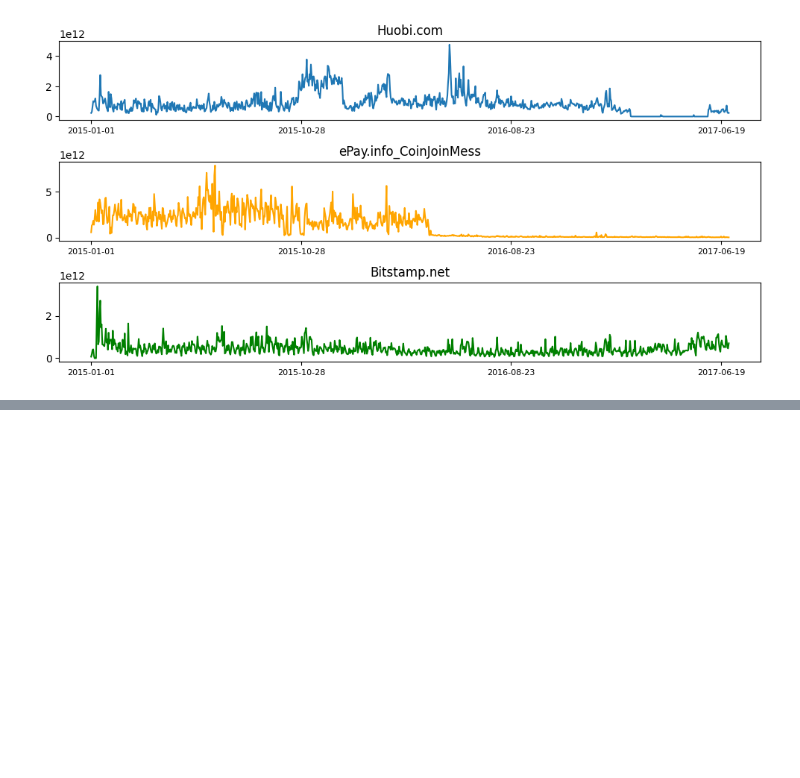
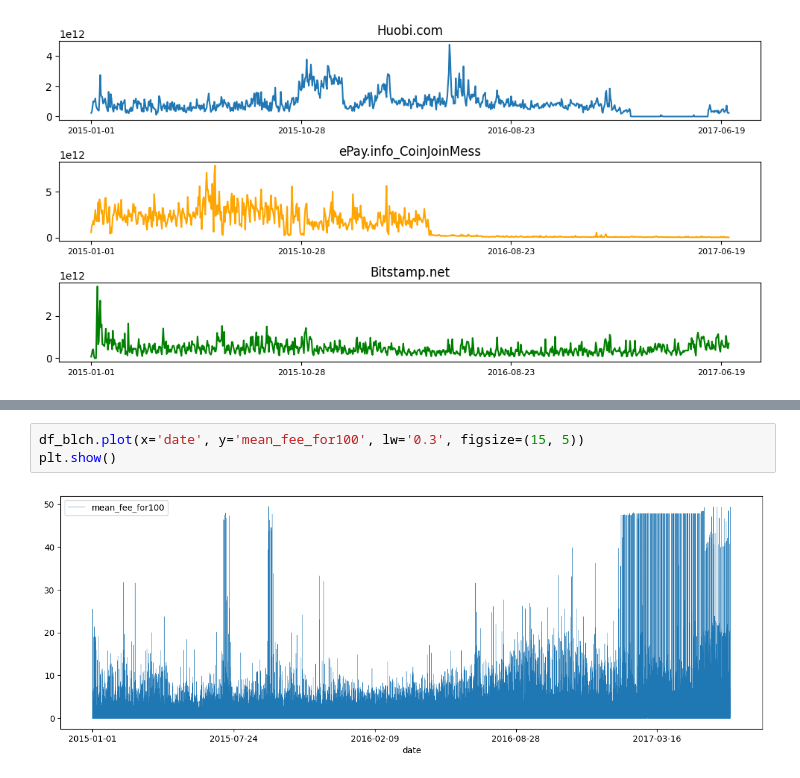
Before and after one commit to Yquetzal/DefiEGC2024, a Jupyter notebook: src/01 - Exploration des données/Exploration des données.ipynb, the cells around one changed output, grey strips where cells are left out. Drawn from its saved outputs; the diff is of its cells as text; blank space fills up the shorter version.

```diff
--- a/src/01 - Exploration des données/Exploration des données.ipynb
+++ b/src/01 - Exploration des données/Exploration des données.ipynb
@@ -180,0 +189,5 @@ SENDING
+# %%
+df_blch.plot(x='date', y='mean_fee_for100', lw='0.3', figsize=(15, 5))
+plt.show()
+# %% [output]
+[figure, added]
```
Also changed, not shown: parts of 5 cells of this notebook, 1 other file.
